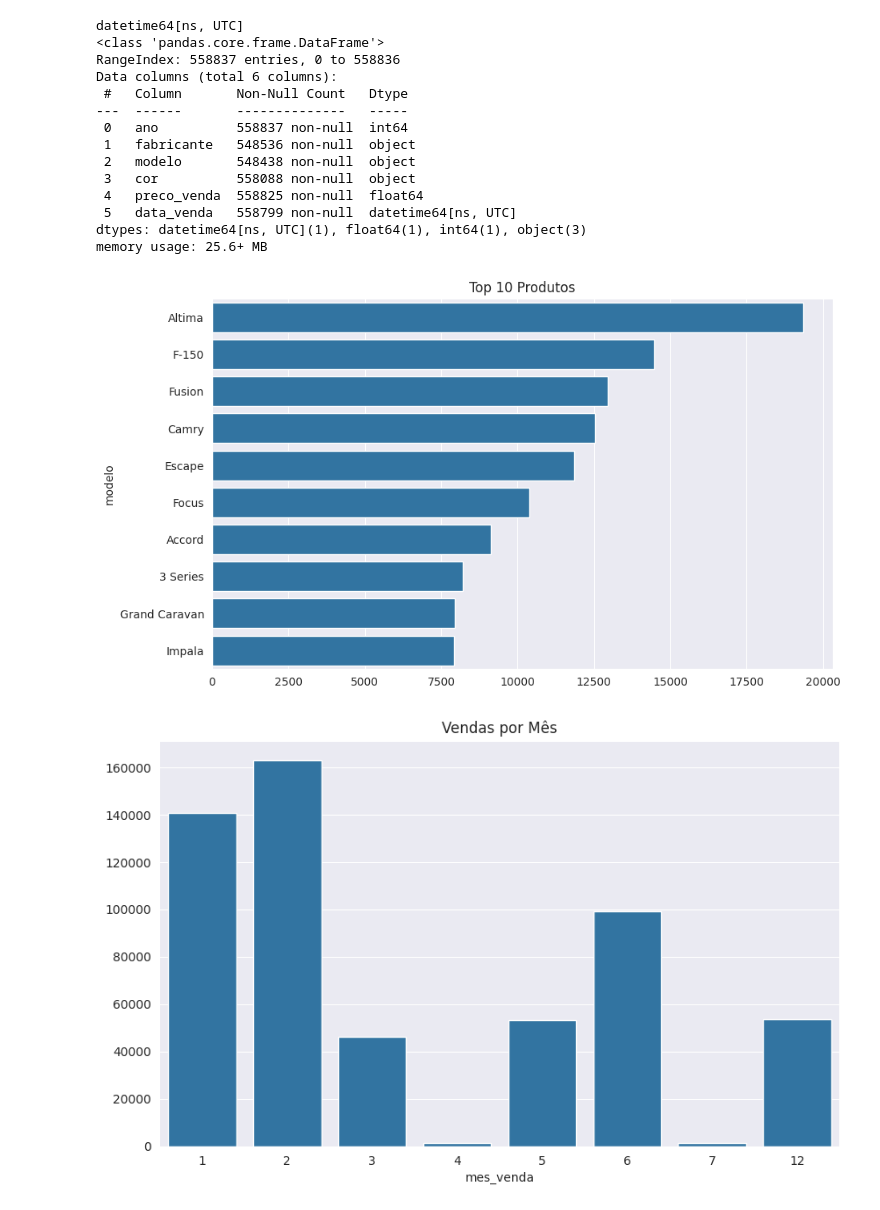
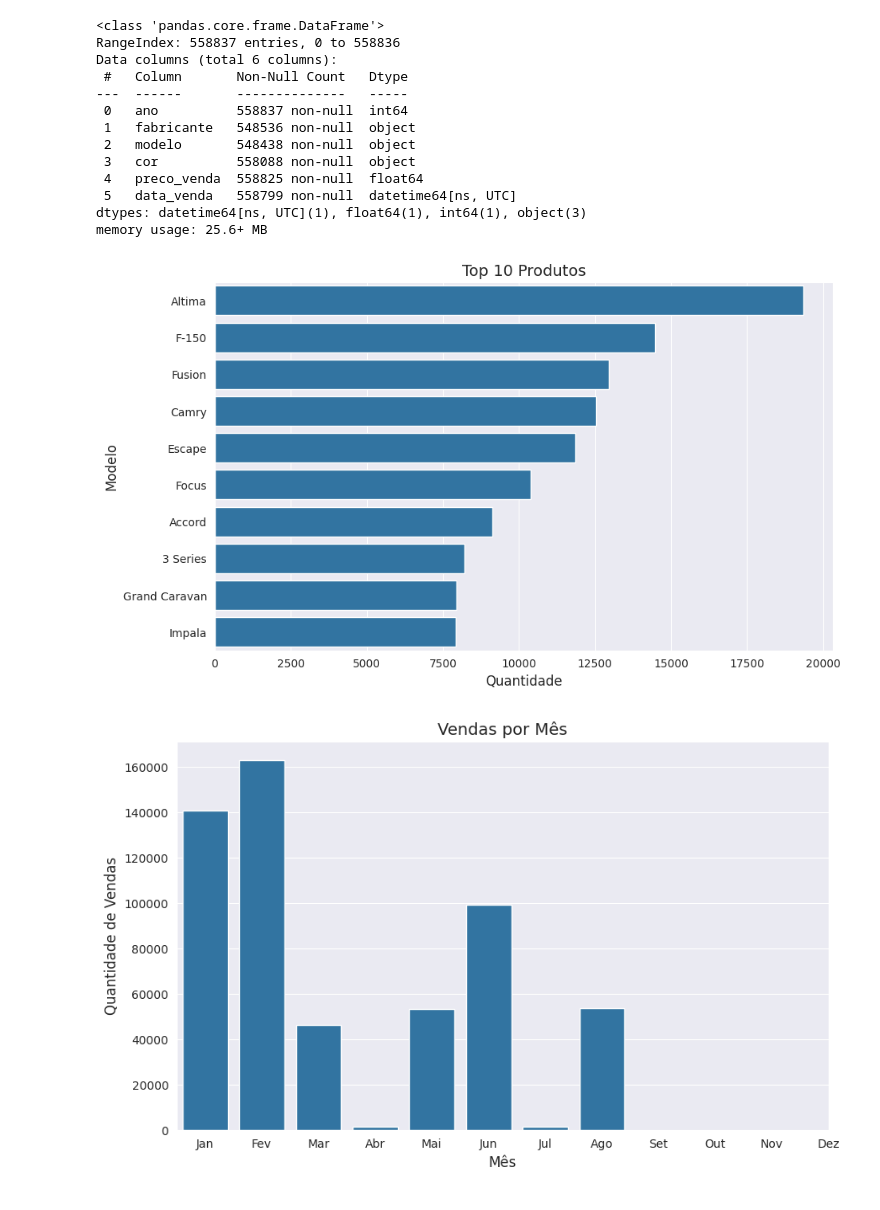
Before and after one commit to Abimaleh/data-science-portfolio, a Jupyter notebook: AEV_projeto.ipynb, the cells around one changed output. Cells and saved outputs as stored; diff of their text form; code cells hidden in the pictures.

```diff
--- a/AEV_projeto.ipynb
+++ b/AEV_projeto.ipynb
@@ -33,35 +33,40 @@ df["data_venda"] = df["data_venda"].dt.normalize()
 df.info()
 df.describe()
 df.isnull().sum()
 
 #4. analise e visualizações
 #produtos mais vendidos
 top_produtos = df["modelo"].value_counts().head(10)
 sns.barplot(x=top_produtos.values, y=top_produtos.index)
-plt.title("Top 10 Produtos")
+plt.title("Top 10 Produtos", fontsize=14)
+plt.xlabel("Quantidade", fontsize=12)
+plt.ylabel("Modelo", fontsize=12)
 plt.show()
 
 #vendas por mes
 df_cleaned = df.dropna(subset=["data_venda"]).copy()
 df_cleaned["mes_venda"] = df_cleaned["data_venda"].dt.month
 vendas_por_mes = df_cleaned["mes_venda"].value_counts().sort_index()
+meses = ["Jan", "Fev", "Mar", "Abr", "Mai", "Jun", "Jul", "Ago", "Set", "Out", "Nov", "Dez"]
 sns.barplot(x=vendas_por_mes.index, y=vendas_por_mes.values)
-plt.title("Vendas por Mês")
+plt.xticks(ticks = range(0, 12), labels=meses)
+plt.title("Vendas por Mês", fontsize=14)
+plt.xlabel("Mês", fontsize=12)
+plt.ylabel("Quantidade de Vendas", fontsize=12)
 plt.show()
 # %% [output]
-datetime64[ns, UTC]
 <class 'pandas.core.frame.DataFrame'>
 RangeIndex: 558837 entries, 0 to 558836
 Data columns (total 6 columns):
  #   Column       Non-Null Count   Dtype
 ---  ------       --------------   -----
  0   ano          558837 non-null  int64
  1   fabricante   548536 non-null  object
  2   modelo       548438 non-null  object
  3   cor          558088 non-null  object
  4   preco_venda  558825 non-null  float64
  5   data_venda   558799 non-null  datetime64[ns, UTC]
 dtypes: datetime64[ns, UTC](1), float64(1), int64(1), object(3)
 memory usage: 25.6+ MB
-[figure, old version]
+[figure, new version]
-[figure, old version]
+[figure, new version]
```
